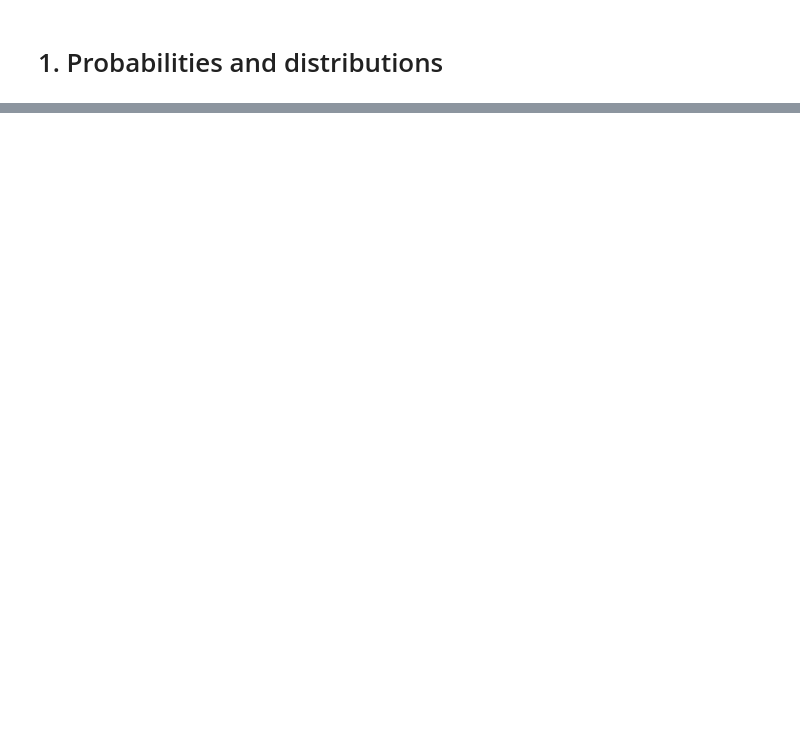
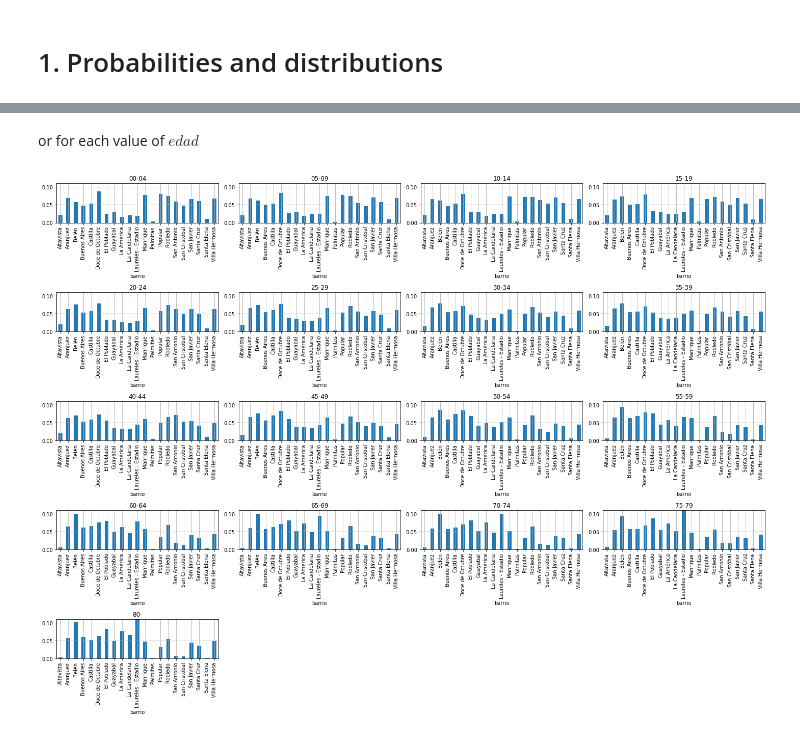
Before and after one commit to rramosp/ppdl, a Jupyter notebook: content/02.02 - NOTES 01 - Probabilities and distributions.ipynb, the cells around one changed output, grey strips where cells are left out. Saved outputs shown, nothing was run; the diff lists cells and outputs as text; code cells hidden in the pictures; blank space fills up the shorter version.

```diff
--- a/content/02.02 - NOTES 01 - Probabilities and distributions.ipynb
+++ b/content/02.02 - NOTES 01 - Probabilities and distributions.ipynb
@@ -118,0 +179,12 @@ It would be nice to have an analytical distribution. This is, a **formula**
+# %% [markdown]
+or for each value of $edad$
+# %%
+for ax,edad in subplots(xd.columns, usizex=5, usizey=3, n_cols=4):
+    dmarginal = xd[edad] / xd[edad].sum()
+    dmarginal.plot(kind='bar', ax=ax)
+    plt.title(edad)
+    plt.ylim(0,.11)
+    plt.grid();
+plt.tight_layout()
+# %% [output]
+[figure, added]
```
Also changed, not shown: parts of 36 cells of this notebook, 29 other files.
